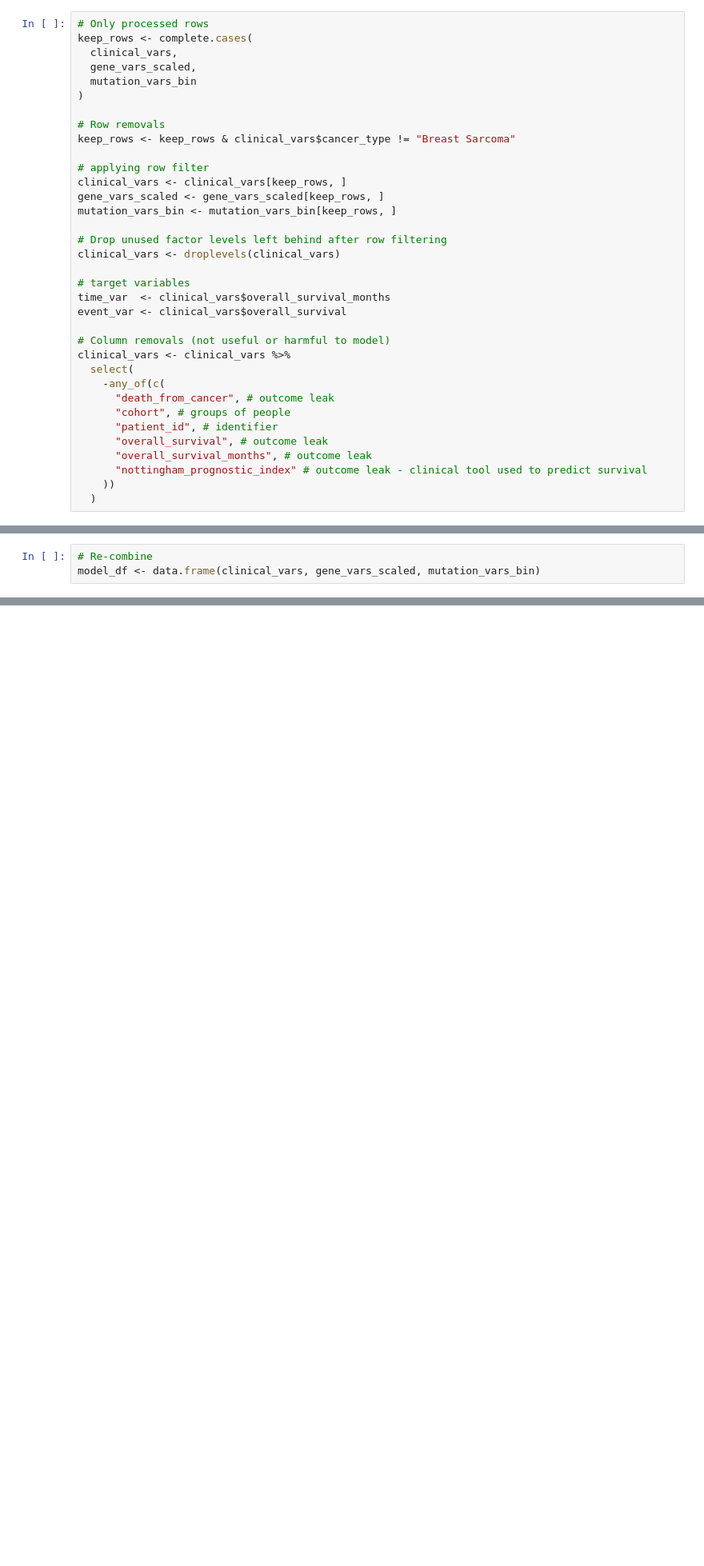
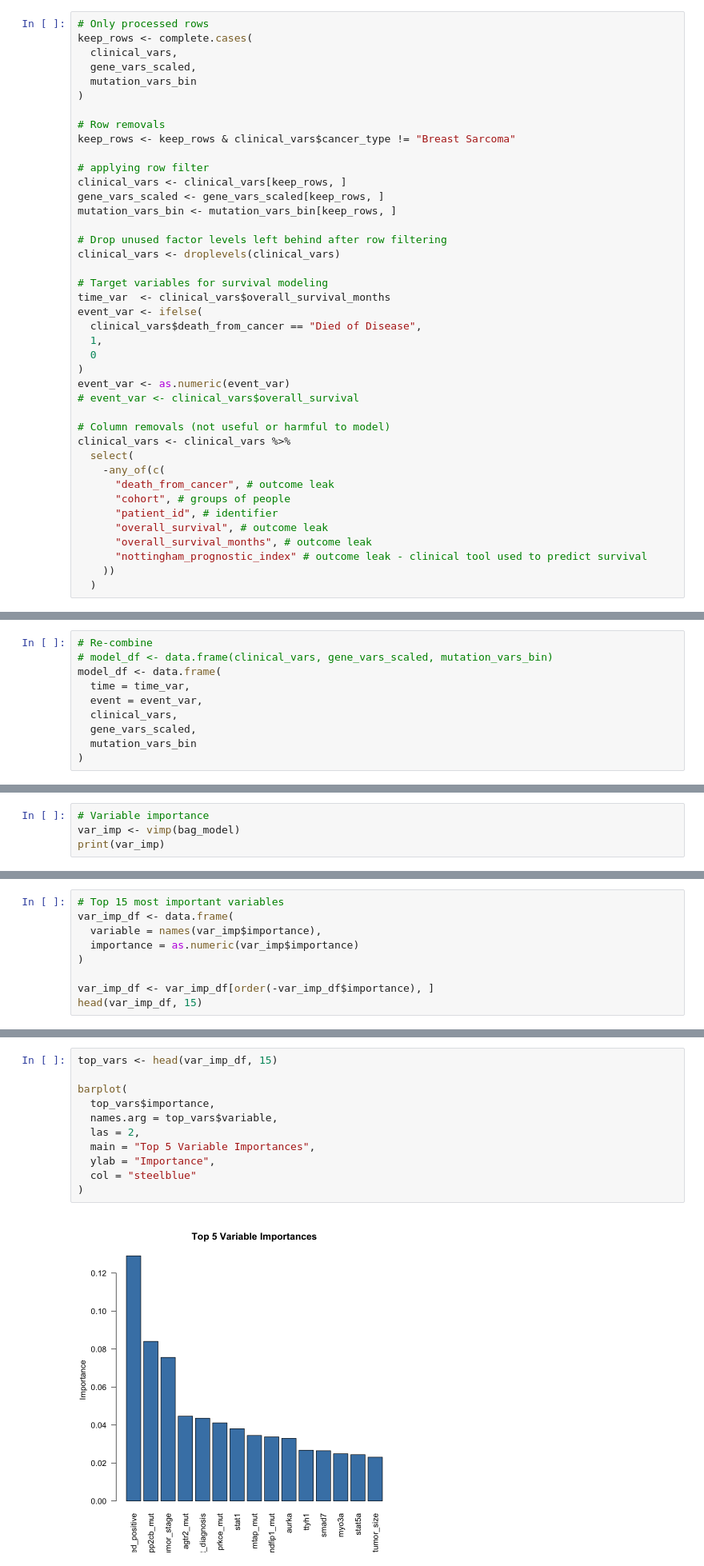
Before and after one commit to harrisdurrani/data_mining_project, a Jupyter notebook: Ensemble Tree Methods (R code).ipynb, the cells around one changed output, grey strips where cells are left out. Shown at 80% size. Cells and saved outputs as stored; diff of their text form; blank space fills up the shorter version.

Commit message:
added bagging method, tuned model, and variable importance analysis

```diff
--- a/Ensemble Tree Methods (R code).ipynb
+++ b/Ensemble Tree Methods (R code).ipynb
@@ -588,9 +577,15 @@ mutation_vars_bin <- mutation_vars_bin[keep_rows, ]
 # Drop unused factor levels left behind after row filtering
 clinical_vars <- droplevels(clinical_vars)
 
-# target variables
+# Target variables for survival modeling
 time_var  <- clinical_vars$overall_survival_months
-event_var <- clinical_vars$overall_survival
+event_var <- ifelse(
+  clinical_vars$death_from_cancer == "Died of Disease",
+  1,
+  0
+)
+event_var <- as.numeric(event_var)
+# event_var <- clinical_vars$overall_survival
 
 # Column removals (not useful or harmful to model)
 clinical_vars <- clinical_vars %>%
@@ -644,6 +639,13 @@ Supply arguments directly to `.fns` through an anonymous function instead.
 # %%
 # Re-combine
-model_df <- data.frame(clinical_vars, gene_vars_scaled, mutation_vars_bin)
+# model_df <- data.frame(clinical_vars, gene_vars_scaled, mutation_vars_bin)
+model_df <- data.frame(
+  time = time_var,
+  event = event_var,
+  clinical_vars,
+  gene_vars_scaled,
+  mutation_vars_bin
+)
 # %% [markdown]
 ---
 # %% [markdown]
@@ -746,0 +843,4 @@ $tumor_stage
+# %%
+# Variable importance
+var_imp <- vimp(bag_model)
+print(var_imp)
@@ -746,0 +858,9 @@ $tumor_stage
+# %%
+# Top 15 most important variables
+var_imp_df <- data.frame(
+  variable = names(var_imp$importance),
+  importance = as.numeric(var_imp$importance)
+)
+
+var_imp_df <- var_imp_df[order(-var_imp_df$importance), ]
+head(var_imp_df, 15)
@@ -747,2 +886,15 @@ $tumor_stage
 # %% [markdown]
 ---
+# %%
+top_vars <- head(var_imp_df, 15)
+
+barplot(
+  top_vars$importance,
+  names.arg = top_vars$variable,
+  las = 2,
+  main = "Top 5 Variable Importances",
+  ylab = "Importance",
+  col = "steelblue"
+)
+# %% [output]
+[figure, added]
```
Also changed, not shown: parts of 28 cells of this notebook.
